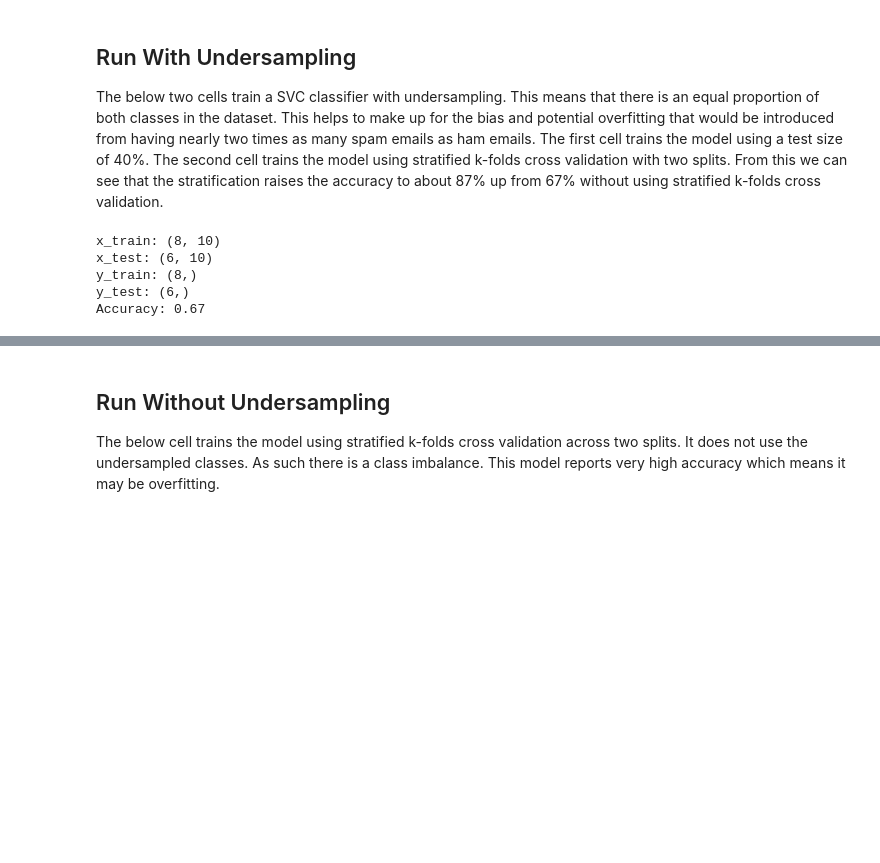
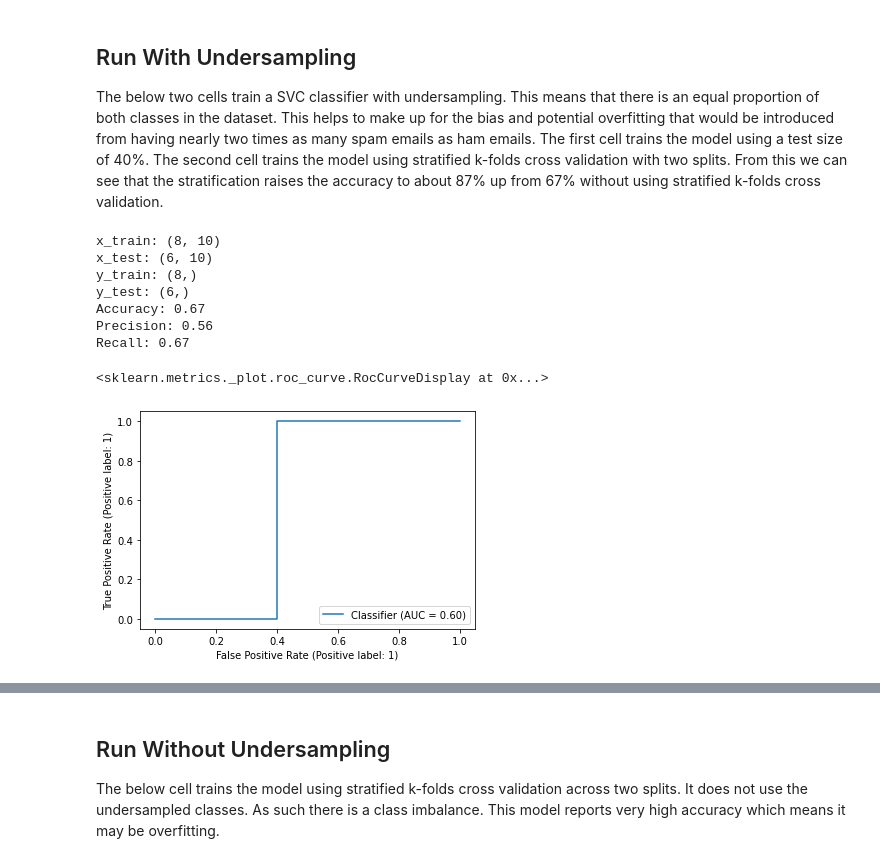
Before and after one commit to GrantFass/cs4981MLProductionSystems, a Jupyter notebook: EmailClassifier.ipynb, the cells around one changed output, grey strips where cells are left out. Drawn from its saved outputs; the diff is of its cells as text; code cells hidden in the pictures; blank space fills up the shorter version.

Commit message:
Implement More Performance Metrics

```diff
--- a/EmailClassifier.ipynb
+++ b/EmailClassifier.ipynb
@@ -143,16 +143,23 @@ The below two cells train a SVC classifier with undersampling. This means that t
 # %%
 x_train, x_test, y_train, y_test = train_test_split(x, y, test_size=0.40, random_state=42)
 print("x_train: %s\nx_test: %s\ny_train: %s\ny_test: %s" % (str(x_train.shape), str(x_test.shape), str(y_train.shape), str(y_test.shape)))
 clf = svm.SVC(kernel='linear')
 clf.fit(x_train, y_train)
 y_pred = clf.predict(x_test)
 print("Accuracy: %.2f" % (metrics.accuracy_score(y_test, y_pred)))
+print("Precision: %.2f" % (metrics.precision_score(y_test, y_pred, average='weighted', zero_division=0)))
+print("Recall: %.2f" % (metrics.recall_score(y_test, y_pred, average='weighted')))
+metrics.RocCurveDisplay.from_predictions(y_test, y_pred, pos_label=1)
 # %% [output]
 x_train: (8, 10)
 x_test: (6, 10)
 y_train: (8,)
 y_test: (6,)
 Accuracy: 0.67
+Precision: 0.56
+Recall: 0.67
+<sklearn.metrics._plot.roc_curve.RocCurveDisplay at 0x...>
+[figure, added]
 # %%
 skf = StratifiedKFold(n_splits=2)
 skf.get_n_splits(x, y)
```
Also changed, not shown: parts of 3 cells of this notebook.
